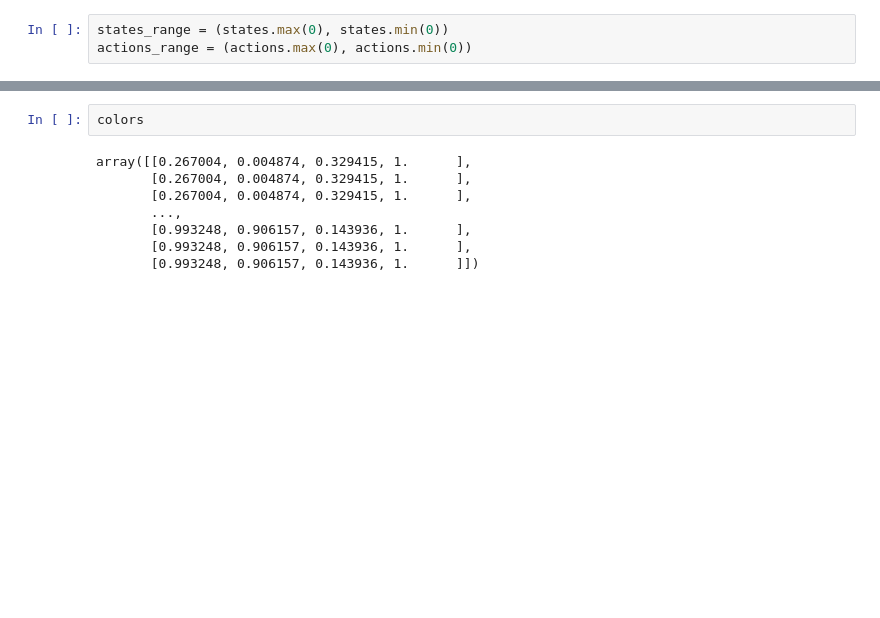
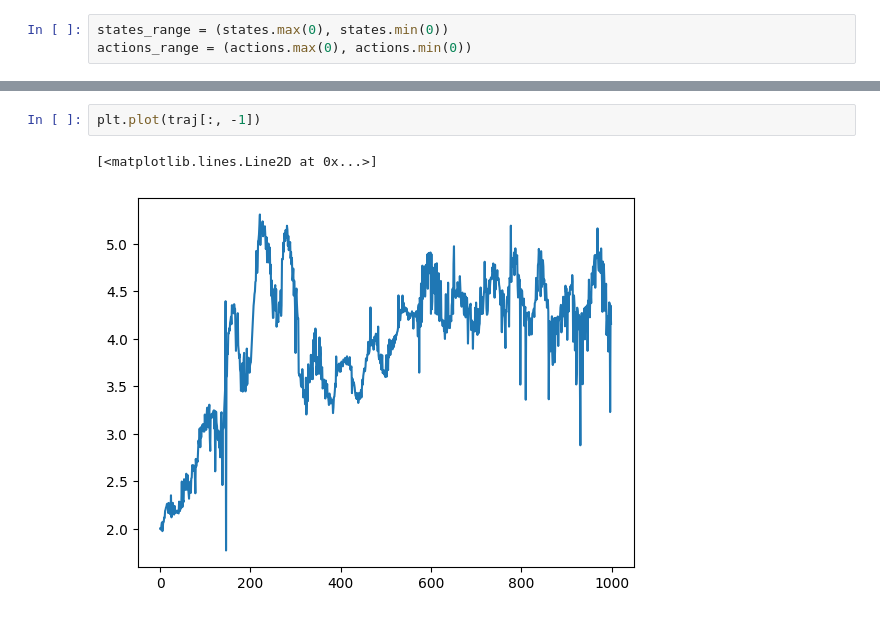
Before and after one commit to neverorfrog/simple_neural_mpc, a Jupyter notebook: dev_notebook/test.ipynb, the cells around one changed output, grey strips where cells are left out. Saved outputs shown, nothing was run; the diff lists cells and outputs as text; blank space fills up the shorter version.

```diff
--- a/dev_notebook/test.ipynb
+++ b/dev_notebook/test.ipynb
@@ -391,10 +412,5 @@ array([ 0.58113557, -0.02186676])
-# %%
-colors
-# %% [output]
-array([[0.267004, 0.004874, 0.329415, 1.      ],
-       [0.267004, 0.004874, 0.329415, 1.      ],
-       [0.267004, 0.004874, 0.329415, 1.      ],
-       ...,
-       [0.993248, 0.906157, 0.143936, 1.      ],
-       [0.993248, 0.906157, 0.143936, 1.      ],
-       [0.993248, 0.906157, 0.143936, 1.      ]])
+# %%
+plt.plot(traj[:, -1])
+# %% [output]
+[<matplotlib.lines.Line2D at 0x...>]
+[figure, added]
```
Also changed, not shown: parts of 17 cells of this notebook.
